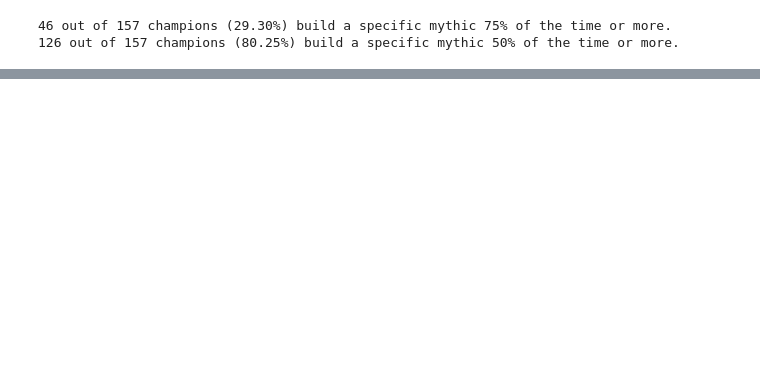
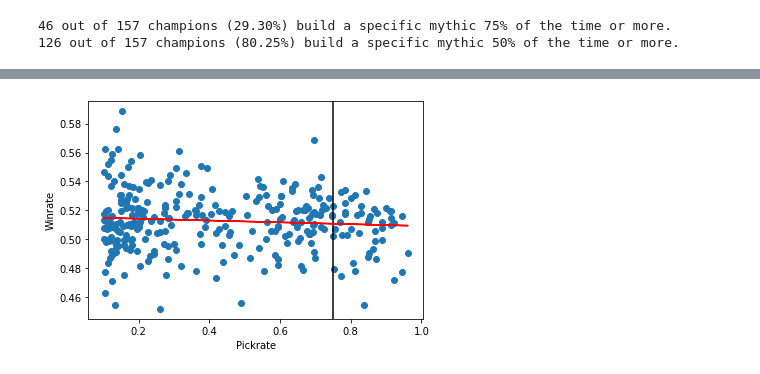
Before and after one commit to fdac21/LeagueOfMythics, a Jupyter notebook: analysis/reehsemm.ipynb, the cells around one changed output, grey strips where cells are left out. Cells and saved outputs as stored; diff of their text form; code cells hidden in the pictures; blank space fills up the shorter version.

```diff
--- a/analysis/reehsemm.ipynb
+++ b/analysis/reehsemm.ipynb
@@ -245,0 +381,45 @@ enchanter_analysis()
+# %%
+# Lets see if there is any correlation between between pickrate and winrate overall
+
+def pr_wr_plot():
+    query = """
+    WITH common AS (SELECT a.*
+	, CAST(a.totalGames AS REAL) / b.totalGames AS pickRate
+FROM aggregate AS a
+JOIN (SELECT champion
+			, mythic
+			, totalGames
+		FROM aggregate
+		WHERE mythic = "All"
+	) AS b
+ON b.champion = a.champion
+WHERE
+	a.mythic NOT IN ("All", "None") AND pickRate > 0.10
+)
+
+SELECT pickRate
+    , CAST(wins AS REAL) / totalGames
+FROM common
+    """
+
+    cur.execute(query)
+
+    pickRate, winRate = zip(*cur.fetchall())
+
+    x = np.array(pickRate)
+    y = np.array(winRate)
+
+    m, b = np.polyfit(x, y, 1)
+
+    plt.scatter(x, y)
+    plt.axvline(0.75, color='black')
+    plt.plot(x, m * x + b, color='red')
+    plt.xlabel("Pickrate")
+    plt.ylabel("Winrate")
+    plt.plot()
+
+
+
+pr_wr_plot()
+# %% [output]
+[figure, added]
```
Also changed, not shown: parts of 5 cells of this notebook.
